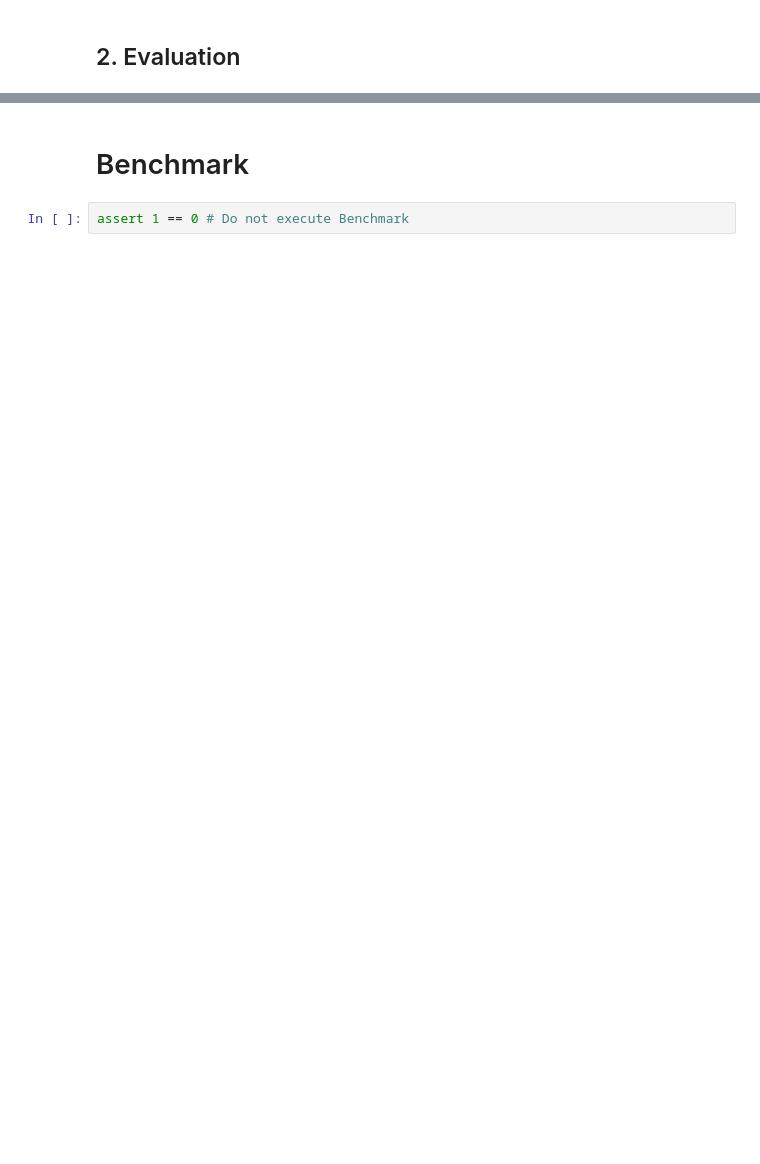
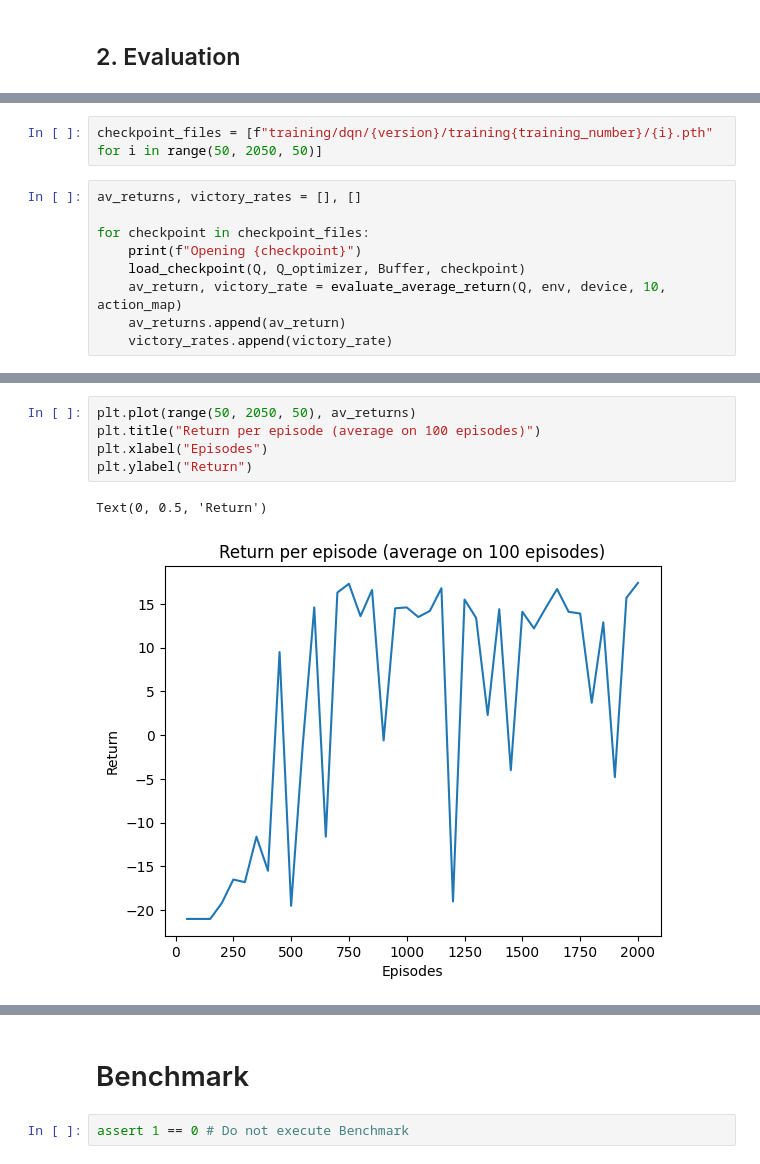
Before and after one commit to LucasSchummer/ReinforcementLearning, a Jupyter notebook: Pong.ipynb, the cells around one changed output, grey strips where cells are left out. Cells and saved outputs as stored; diff of their text form; blank space fills up the shorter version.

```diff
--- a/Pong.ipynb
+++ b/Pong.ipynb
@@ -249,0 +272,11 @@ print(f"Victory rate : {victory_rate:.2f}")
+# %%
+checkpoint_files = [f"training/dqn/{version}/training{training_number}/{i}.pth" for i in range(50, 2050, 50)]
+# %%
+av_returns, victory_rates = [], []
+
+for checkpoint in checkpoint_files:
+    print(f"Opening {checkpoint}")
+    load_checkpoint(Q, Q_optimizer, Buffer, checkpoint)
+    av_return, victory_rate = evaluate_average_return(Q, env, device, 10, action_map)
+    av_returns.append(av_return)
+    victory_rates.append(victory_rate)
@@ -249,0 +301,8 @@ print(f"Victory rate : {victory_rate:.2f}")
+# %%
+plt.plot(range(50, 2050, 50), av_returns)
+plt.title("Return per episode (average on 100 episodes)")
+plt.xlabel("Episodes")
+plt.ylabel("Return")
+# %% [output]
+Text(0, 0.5, 'Return')
+[figure, added]
```
Also changed, not shown: parts of 12 cells of this notebook, 7 other files.
